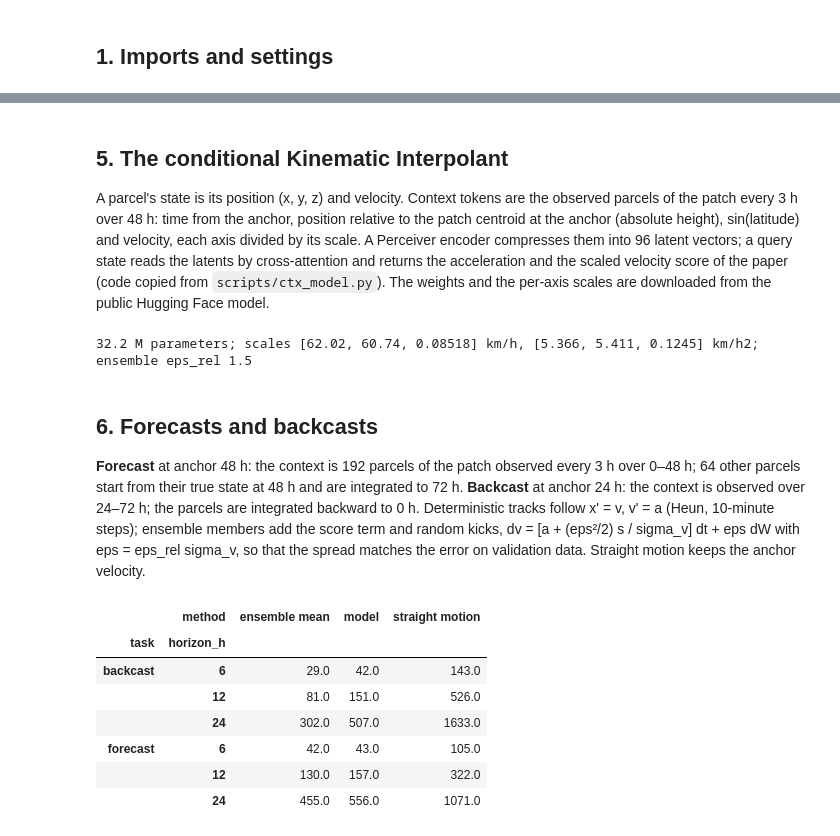
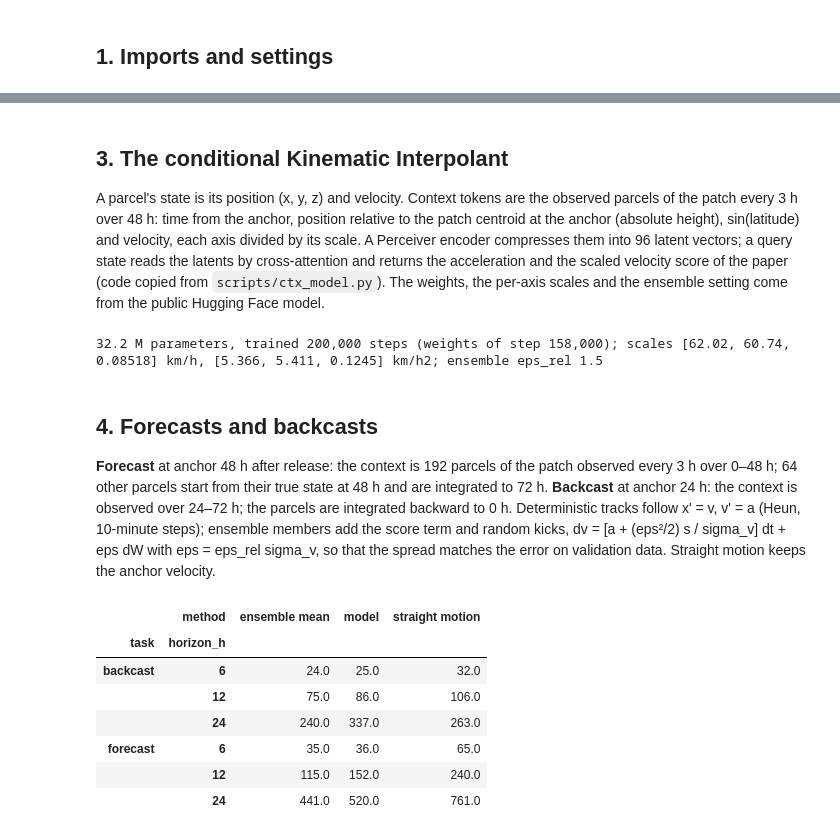
Before and after one commit to yanxingjianken/ki-lagrangian-tracks, a Jupyter notebook: 03_era5/ki_era5.ipynb, the cells around one changed output, grey strips where cells are left out. Saved outputs shown, nothing was run; the diff lists cells and outputs as text; code cells hidden in the pictures.

```diff
--- a/03_era5/ki_era5.ipynb
+++ b/03_era5/ki_era5.ipynb
@@ -132,6 +101,6 @@ plt.show()
 # %% [markdown]
-## 5. The conditional Kinematic Interpolant
-A parcel's state is its position (x, y, z) and velocity. Context tokens are the observed parcels of the patch every 3 h over 48 h: time from the anchor, position relative to the patch centroid at the anchor (absolute height), sin(latitude) and velocity, each axis divided by its scale. A Perceiver encoder compresses them into 96 latent vectors; a query state reads the latents by cross-attention and returns the acceleration and the scaled velocity score of the paper (code copied from `scripts/ctx_model.py`). The weights and the per-axis scales are downloaded from the public Hugging Face model.
+## 3. The conditional Kinematic Interpolant
+A parcel's state is its position (x, y, z) and velocity. Context tokens are the observed parcels of the patch every 3 h over 48 h: time from the anchor, position relative to the patch centroid at the anchor (absolute height), sin(latitude) and velocity, each axis divided by its scale. A Perceiver encoder compresses them into 96 latent vectors; a query state reads the latents by cross-attention and returns the acceleration and the scaled velocity score of the paper (code copied from `scripts/ctx_model.py`). The weights, the per-axis scales and the ensemble setting come from the public Hugging Face model.
 # %%
 N_FEAT = 8   # token and query features: time, x, y, z, sin(latitude), u, v, w
 
@@ -208,86 +177,82 @@ class ContextKI(nn.Module):
     def forward(self, tokens, pad, queries):
         return self.decode(self.encode(tokens, pad), queries)
 # %%
-import warnings
-warnings.filterwarnings('ignore', message='IProgress not found')   # progress bars without ipywidgets
-from huggingface_hub import hf_hub_download
 ck = torch.load(hf_hub_download(MODEL_REPO, 'context_ki_era5.pt'), map_location=DEVICE, weights_only=False)
 ens = json.loads(Path(hf_hub_download(MODEL_REPO, 'ensemble.json')).read_text())
 model = ContextKI(d=ck['args']['d_model']).to(DEVICE).eval(); model.load_state_dict(ck['state'])
-SC = ck['scales']; tt = lambda v: torch.tensor(v, dtype=torch.float32, device=DEVICE)
+SC = ck['scales']; tt = lambda v: torch.tensor(np.asarray(v), dtype=torch.float32, device=DEVICE)
 POS, VEL, ACC, TIME_H = tt(SC['pos_km']), tt(SC['vel_kmh']), tt(SC['acc_kmh2']), float(SC['time_h'])
 SIGMA_V = tt([5.0, 5.0, 0.01]) * float(np.pi * np.sqrt(3) / 6.0)   # training noise in velocity (km/h)
-print(f"{sum(p.numel() for p in model.parameters()) / 1e6:.1f} M parameters; scales {SC['vel_kmh']} km/h, {SC['acc_kmh2']} km/h2; ensemble eps_rel {ens['eps_rel']}")
+print(f"{sum(p.numel() for p in model.parameters()) / 1e6:.1f} M parameters, trained {ck['args']['steps']:,} steps "
+      f"(weights of step {ck['step']:,}); scales {SC['vel_kmh']} km/h, {SC['acc_kmh2']} km/h2; ensemble eps_rel {ens['eps_rel']}")
 # %% [output]
-32.2 M parameters; scales [62.02, 60.74, 0.08518] km/h, [5.366, 5.411, 0.1245] km/h2; ensemble eps_rel 1.5
+32.2 M parameters, trained 200,000 steps (weights of step 158,000); scales [62.02, 60.74, 0.08518] km/h, [5.366, 5.411, 0.1245] km/h2; ensemble eps_rel 1.5
 # %% [markdown]
-## 6. Forecasts and backcasts
-**Forecast** at anchor 48 h: the context is 192 parcels of the patch observed every 3 h over 0–48 h; 64 other parcels start from their true state at 48 h and are integrated to 72 h. **Backcast** at anchor 24 h: the context is observed over 24–72 h; the parcels are integrated backward to 0 h. Deterministic tracks follow x' = v, v' = a (Heun, 10-minute steps); ensemble members add the score term and random kicks, dv = [a + (eps²/2) s / sigma_v] dt + eps dW with eps = eps_rel sigma_v, so that the spread matches the error on validation data. Straight motion keeps the anchor velocity.
+## 4. Forecasts and backcasts
+**Forecast** at anchor 48 h after release: the context is 192 parcels of the patch observed every 3 h over 0–48 h; 64 other parcels start from their true state at 48 h and are integrated to 72 h. **Backcast** at anchor 24 h: the context is observed over 24–72 h; the parcels are integrated backward to 0 h. Deterministic tracks follow x' = v, v' = a (Heun, 10-minute steps); ensemble members add the score term and random kicks, dv = [a + (eps²/2) s / sigma_v] dt + eps dW with eps = eps_rel sigma_v, so that the spread matches the error on validation data. Straight motion keeps the anchor velocity.
 # %%
 def sin_lat(x):
     r = torch.hypot(x[..., 0], x[..., 1]); return torch.cos(2 * torch.atan(r / (2 * A_KM)))
 
-def tokens(Xp, Vp, t0, d, ctx):
-    rows = t0 - d * 3 * np.arange(17); Xc, Vc = tt(Xp[rows][:, ctx]), tt(Vp[rows][:, ctx])
-    cen = tt(Xp[t0, :, :2].mean(0))
-    tau = tt(-d * 3.0 * np.arange(17) / TIME_H)[:, None, None].expand(17, len(ctx), 1)
+def tokens(Xp, Vp, r0, d, ctx):
+    """Context of one patch: 17 rows every 3 h from the anchor row r0 backward (d = 1) or forward (d = -1)."""
+    rows = r0 - d * np.arange(17); Xc, Vc = tt(Xp[rows][:, ctx]), tt(Vp[rows][:, ctx])
+    cen = tt(Xp[r0, :, :2].mean(0))
+    tau = tt(-d * STEP_H * np.arange(17) / TIME_H)[:, None, None].expand(17, len(ctx), 1)
     rel = torch.cat([Xc[..., :2] - cen, Xc[..., 2:]], -1)
     return torch.cat([tau, rel / POS, sin_lat(Xc)[..., None], Vc / VEL], -1).reshape(1, -1, 8), cen
 
 def heads(z, cen, tau, x, v):
     rel = torch.cat([x[..., :2] - cen, x[..., 2:]], -1)
     a, s = model.decode(z, torch.cat([tau / TIME_H, rel / POS, sin_lat(x)[..., None], v / VEL], -1))
     return a * ACC, s
 
 @torch.no_grad()
 def integrate(tok, cen, x0, v0, d, members=0, hours=24, sph=6, seed=0):
     """members = 0: deterministic (Heun); else Euler-Maruyama ensemble. Returns hourly positions (hours + 1, M, Q, 3)."""
     z = model.encode(tok); g = torch.Generator(device=DEVICE).manual_seed(seed)
     m = max(members, 1); x = tt(x0)[None].repeat(m, 1, 1).reshape(1, -1, 3); v = tt(v0)[None].repeat(m, 1, 1).reshape(1, -1, 3)
     dt = d / sph; eps = ens['eps_rel'] * SIGMA_V; out = [x.clone()]
     for k in range(hours * sph):
         tau = torch.full_like(x[..., :1], k * dt); a, s = heads(z, cen, tau, x, v)
         if members == 0:
             xp, vp = x + dt * v, v + dt * a; a1, _ = heads(z, cen, tau + dt, xp, vp)
             x, v = x + 0.5 * dt * (v + vp), v + 0.5 * dt * (a + a1)
         else:
             x, v = x + dt * v, v + dt * a + abs(dt) * 0.5 * eps ** 2 * s / SIGMA_V + eps * np.sqrt(abs(dt)) * torch.randn(x.shape, device=DEVICE, generator=g)
         if (k + 1) % sph == 0: out.append(x.clone())
     return torch.stack(out).reshape(hours + 1, m, -1, 3).cpu().numpy()
 
 def gc_km(xa, xb):
-    (l1, p1), (l2, p2) = xy_to_lonlat(xa), xy_to_lonlat(xb); p1, p2 = np.deg2rad(p1), np.deg2rad(p2)
-    return A_KM * np.arccos(np.clip(np.sin(p1) * np.sin(p2) + np.cos(p1) * np.cos(p2) * np.cos(np.deg2rad(l2 - l1)), -1, 1))
+    (l1, p1), (l2, p2) = xy_to_lonlat(xa), xy_to_lonlat(xb)
+    return A_KM * np.deg2rad(gc_deg(p1, l1, p2, l2))
 
 rows, keep = [], {}
-for k in range(len(SIGMAS)):
-    for q in range(len(CENTRES)):
-        idx = np.flatnonzero((lev == k) & (pid == q) & np.isfinite(X).all((0, 2)))
-        perm = np.random.default_rng(10 * k + q).permutation(idx); ctx, tgt = perm[:192], perm[192:256]
-        for task, d, t0 in (('forecast', 1, 48), ('backcast', -1, 24)):
-            tok, cen = tokens(X, V, t0, d, ctx)
-            det = integrate(tok, cen, X[t0, tgt], V[t0, tgt], d)[:, 0]
-            ensm = integrate(tok, cen, X[t0, tgt], V[t0, tgt], d, members=ens['members'], seed=k * 10 + q)
-            for h in (6, 12, 24):
-                truth = X[t0 + d * h, tgt]
-                straight = X[t0, tgt] + d * h * V[t0, tgt]
-                for name, pred in (('model', det[h]), ('ensemble mean', ensm[h].mean(0)), ('straight motion', straight)):
-                    rows.append(dict(level=SIGMAS[k], patch=q, task=task, horizon_h=h, method=name,
-                                     error_km=float(np.median(gc_km(pred, truth))),
-                                     error_hpa=float(np.median(np.abs(1000 * np.exp(-pred[:, 2] / H_KM) - 1000 * np.exp(-truth[:, 2] / H_KM))))))
-            keep[(k, q, task)] = (tgt, det, ensm)
-import pandas as pd
+for i in range(len(chosen)):
+    perm = np.random.default_rng(i).permutation(NP); ctx, tgt = perm[:192], perm[192:256]
+    for task, d, t0 in (('forecast', 1, 48), ('backcast', -1, 24)):
+        r0 = t0 // STEP_H; tok, cen = tokens(X[i], V[i], r0, d, ctx)
+        det = integrate(tok, cen, X[i, r0, tgt], V[i, r0, tgt], d)[:, 0]
+        ensm = integrate(tok, cen, X[i, r0, tgt], V[i, r0, tgt], d, members=ens['members'], seed=i)
+        for h in (6, 12, 24):
+            truth = X[i, r0 + d * h // STEP_H, tgt]
+            straight = X[i, r0, tgt] + d * h * V[i, r0, tgt]
+            for name, pred in (('model', det[h]), ('ensemble mean', ensm[h].mean(0)), ('straight motion', straight)):
+                rows.append(dict(level=LEVEL[i], patch=i, task=task, horizon_h=h, method=name,
+                                 error_km=float(np.median(gc_km(pred, truth))),
+                                 error_hpa=float(np.median(np.abs(hpa(pred[:, 2]) - hpa(truth[:, 2]))))))
+        keep[(i, task)] = (tgt, det, ensm)
 res = pd.DataFrame(rows)
 res.pivot_table(index=['task', 'horizon_h'], columns='method', values='error_km', aggfunc='median').round(0)
 # %% [output]
 |  | method | ensemble mean | model | straight motion |
 | task | horizon_h |  |  |  |
-| backcast | 6 | 29.0 | 42.0 | 143.0 |
-|  | 12 | 81.0 | 151.0 | 526.0 |
-|  | 24 | 302.0 | 507.0 | 1633.0 |
-| forecast | 6 | 42.0 | 43.0 | 105.0 |
-|  | 12 | 130.0 | 157.0 | 322.0 |
-|  | 24 | 455.0 | 556.0 | 1071.0 |
+| backcast | 6 | 24.0 | 25.0 | 32.0 |
+|  | 12 | 75.0 | 86.0 | 106.0 |
+|  | 24 | 240.0 | 337.0 | 263.0 |
+| forecast | 6 | 35.0 | 36.0 | 65.0 |
+|  | 12 | 115.0 | 152.0 | 240.0 |
+|  | 24 | 441.0 | 520.0 | 761.0 |
 # %%
 res.pivot_table(index=['task', 'horizon_h'], columns='method', values='error_hpa', aggfunc='median').round(1)
 # %% [output]
```
Also changed, not shown: parts of 20 cells of this notebook, 3 other files.
